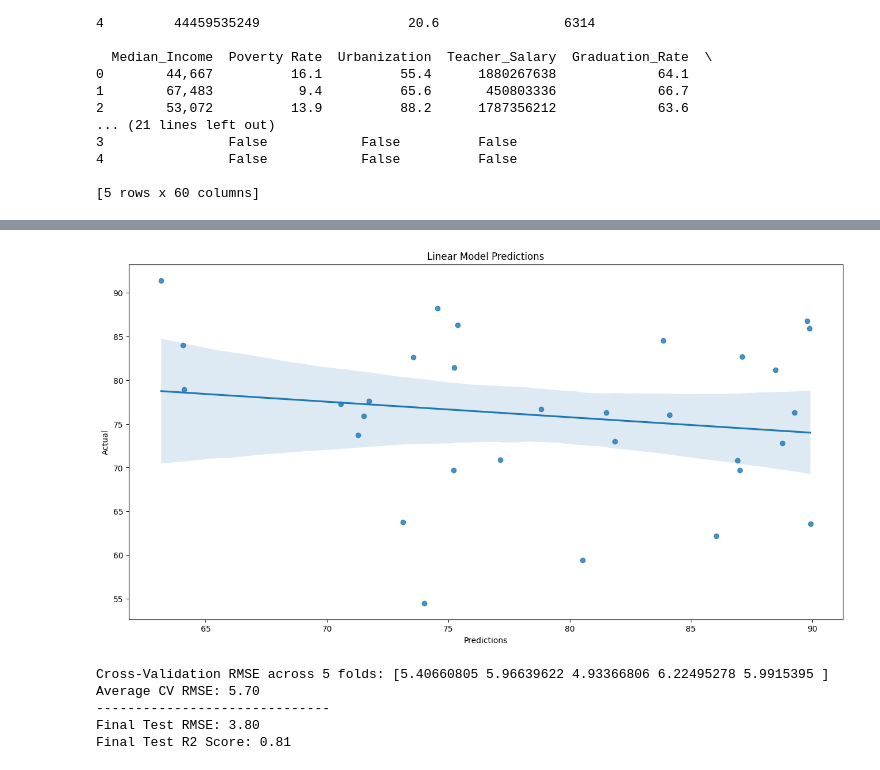
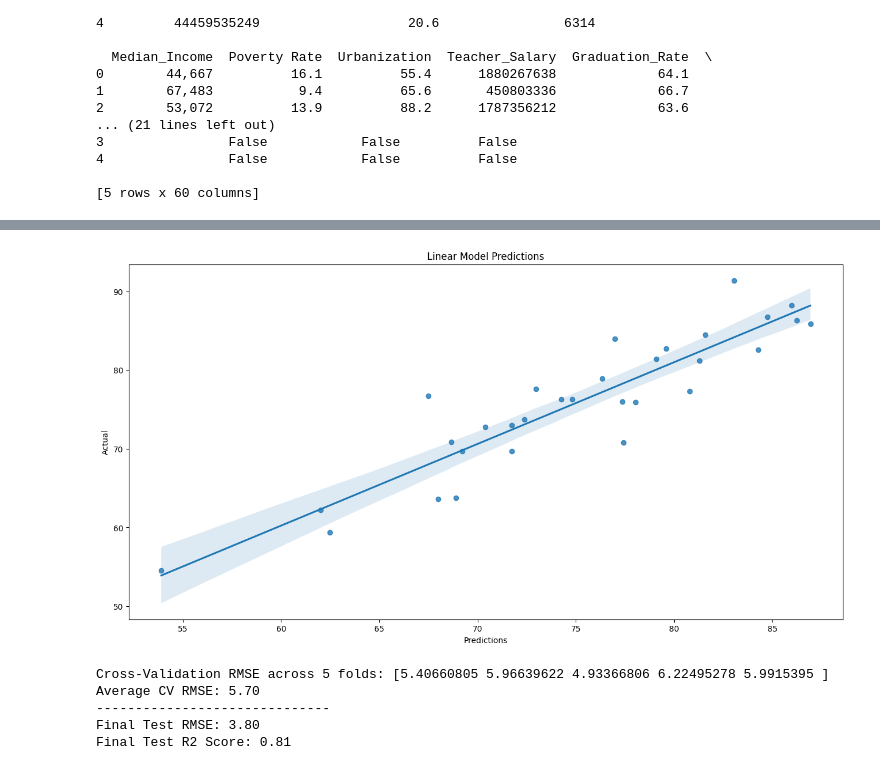
Before and after one commit to Mehul623248/Final-Project, a Jupyter notebook: model.ipynb, the cells around one changed output, grey strips where cells are left out. Cells and saved outputs as stored; diff of their text form; code cells hidden in the pictures.

```diff
--- a/model.ipynb
+++ b/model.ipynb
@@ -108,17 +108,19 @@ df_encoded[non_state_cols] = df_encoded[non_state_cols].astype('float64')
 cols_to_exclude = ['Year', 'Graduation_Rate'] + state_cols
 
 df_encoded = df_encoded.drop(columns=['Teacher_Salary'])
+df_encoded = df_encoded.drop(columns=['Total expenditures'])
+df_encoded = df_encoded.drop(columns=state_cols)
 
 cols_to_scale = [col for col in df_encoded.select_dtypes(include=['float64', 'int64']).columns if col not in cols_to_exclude]
 
-initial_rows = len(df_encoded)
-df_encoded = df_encoded.dropna(subset=[ 'Total expenditures'])
-removed_rows = initial_rows - len(df_encoded)
-print(f"Removed {removed_rows} rows with NaNs")
+# initial_rows = len(df_encoded)
+# df_encoded = df_encoded.dropna(subset=[ 'Total expenditures'])
+# removed_rows = initial_rows - len(df_encoded)
+# print(f"Removed {removed_rows} rows with NaNs")
 
-with np.errstate(invalid='ignore'):  # Suppress warnings if any occur
-    # df_encoded['Teacher_Salary'] = np.log1p(df_encoded['Teacher_Salary'])
-    df_encoded['Total expenditures'] = np.log1p(df_encoded['Total expenditures'])
+# with np.errstate(invalid='ignore'):  # Suppress warnings if any occur
+#     # df_encoded['Teacher_Salary'] = np.log1p(df_encoded['Teacher_Salary'])
+#     df_encoded['Total expenditures'] = np.log1p(df_encoded['Total expenditures'])
 
 
 scaler = StandardScaler()
@@ -207,13 +243,13 @@ Final Test R2 Score: 0.83
 # %%
 plt.figure(figsize=(16,8))
-sns.regplot(x=predicts, y=y_test)
+sns.regplot(x=test_predictions, y=y_test)
 plt.xlabel('Predictions')
 plt.ylabel('Actual')
 plt.title("Linear Model Predictions")
 plt.grid(False)
 plt.show()
 # %% [output]
-[figure, old version]
+[figure, new version]
 # %%
 from sklearn import linear_model
 
```
Also changed, not shown: parts of 9 cells of this notebook, 6 other files.
